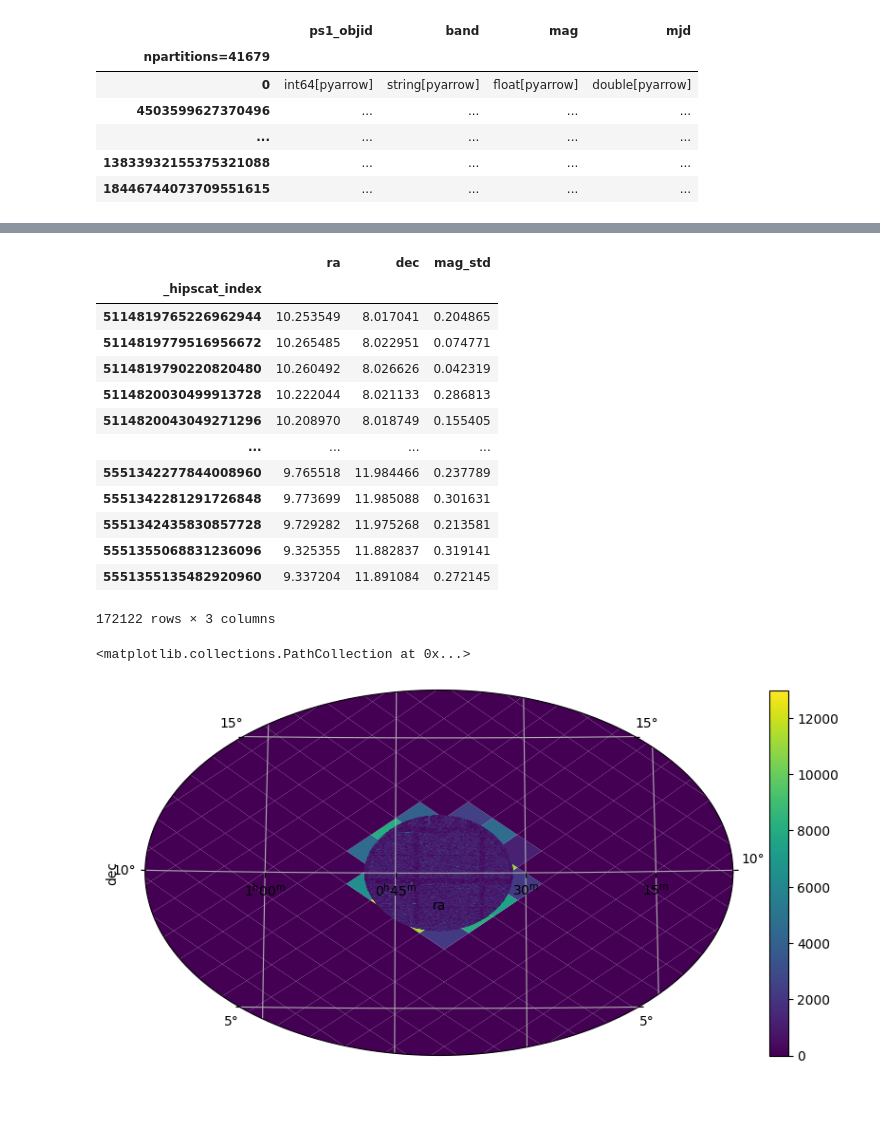
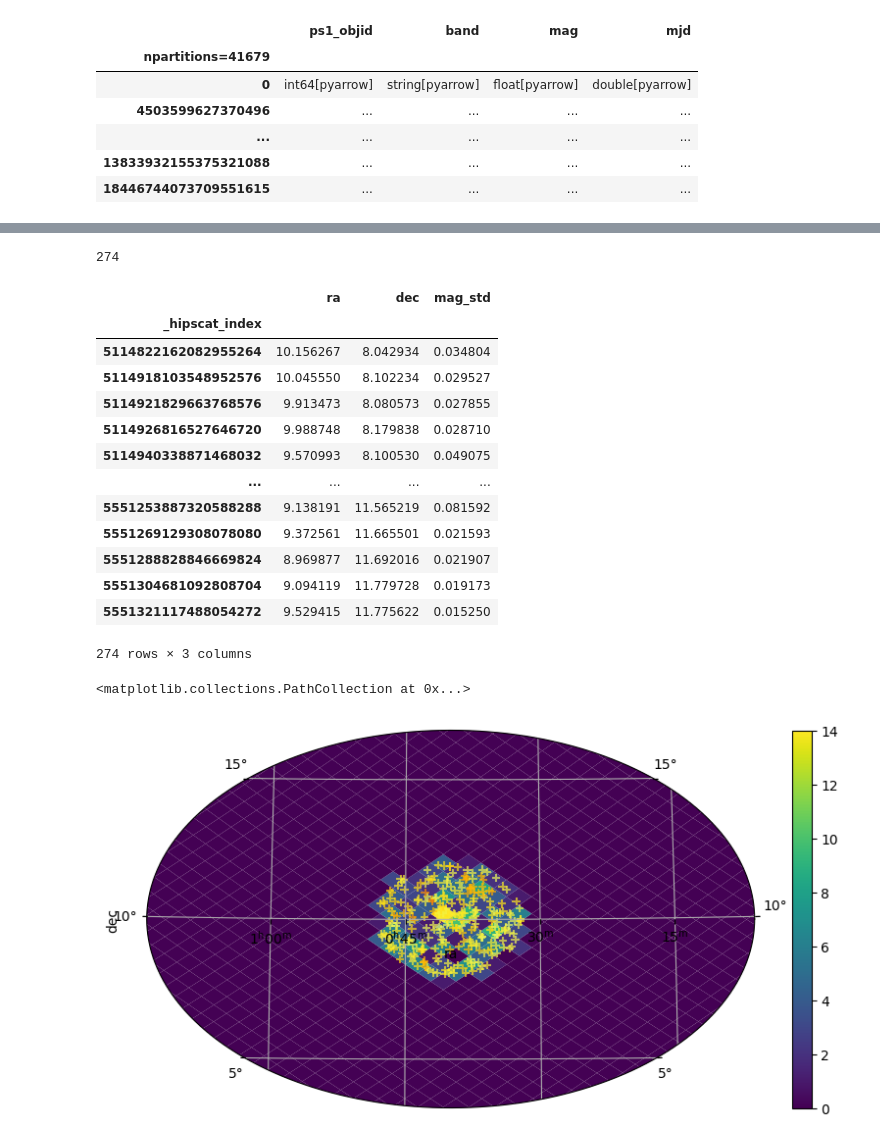
Before and after one commit to lincc-frameworks/notebooks_lf, a Jupyter notebook: sprints/2024/09_19/plotting_and_nested.ipynb, the cells around one changed output, grey strips where cells are left out. Drawn from its saved outputs; the diff is of its cells as text; code cells hidden in the pictures; blank space fills up the shorter version.

```diff
--- a/sprints/2024/09_19/plotting_and_nested.ipynb
+++ b/sprints/2024/09_19/plotting_and_nested.ipynb
@@ -115,4 +111,5 @@ a["ztf_lc"].iloc[0]
 # %%
 filtered = ztf_with_lcs.query("ztf_lc.band == 'r'")
+filtered = filtered.query("mean_mag_r < 15 and mean_mag_r > 14.8")
 # %%
 filtered = filtered.dropna()
@@ -139,3 +116,7 @@ filtered.compute()["ztf_lc"].iloc[0]
+# %%
+len(filtered.compute())
+# %% [output]
+274
 # %%
 import numpy as np
 
@@ -152,22 +133,22 @@ computed
 # %% [output]
 |  | ra | dec | mag_std |
 | _hipscat_index |  |  |  |
-| 5114819765226962944 | 10.253549 | 8.017041 | 0.204865 |
-| 5114819779516956672 | 10.265485 | 8.022951 | 0.074771 |
-| 5114819790220820480 | 10.260492 | 8.026626 | 0.042319 |
-| 5114820030499913728 | 10.222044 | 8.021133 | 0.286813 |
-| 5114820043049271296 | 10.208970 | 8.018749 | 0.155405 |
+| 5114822162082955264 | 10.156267 | 8.042934 | 0.034804 |
+| 5114918103548952576 | 10.045550 | 8.102234 | 0.029527 |
+| 5114921829663768576 | 9.913473 | 8.080573 | 0.027855 |
+| 5114926816527646720 | 9.988748 | 8.179838 | 0.028710 |
+| 5114940338871468032 | 9.570993 | 8.100530 | 0.049075 |
 | ... | ... | ... | ... |
-| 5551342277844008960 | 9.765518 | 11.984466 | 0.237789 |
-| 5551342281291726848 | 9.773699 | 11.985088 | 0.301631 |
-| 5551342435830857728 | 9.729282 | 11.975268 | 0.213581 |
-| 5551355068831236096 | 9.325355 | 11.882837 | 0.319141 |
-| 5551355135482920960 | 9.337204 | 11.891084 | 0.272145 |
+| 5551253887320588288 | 9.138191 | 11.565219 | 0.081592 |
+| 5551269129308078080 | 9.372561 | 11.665501 | 0.021593 |
+| 5551288828846669824 | 8.969877 | 11.692016 | 0.021907 |
+| 5551304681092808704 | 9.094119 | 11.779728 | 0.019173 |
+| 5551321117488054272 | 9.529415 | 11.775622 | 0.015250 |
-172122 rows × 3 columns
+274 rows × 3 columns
 # %%
-plt, ax = ztf_cone.skymap(lambda df, p: len(df), order=6, default_value=0, plotting_args= {"fov": (15 * u.deg, 15 * u.deg), "center": SkyCoord(ra, dec, unit="deg", frame="icrs")})
+plt, ax = filtered.skymap(lambda df, p: len(df), order=7, default_value=0, plotting_args= {"fov": (15 * u.deg, 15 * u.deg), "center": SkyCoord(ra, dec, unit="deg", frame="icrs")})
 
-ax.scatter(computed["ra"].to_numpy(), computed["dec"].to_numpy(), c = computed["mag_std"].to_numpy(), transform=ax.get_transform('icrs'), marker='+', alpha=0.5)
+ax.scatter(computed["ra"].to_numpy(), computed["dec"].to_numpy(), c = computed["mag_std"].to_numpy(), transform=ax.get_transform('icrs'), marker='+', alpha=0.7, cmap="Wistia")
 # %% [output]
 <matplotlib.collections.PathCollection at 0x...>
-[figure, old version]
+[figure, new version]
```
Also changed, not shown: parts of 3 cells of this notebook.
